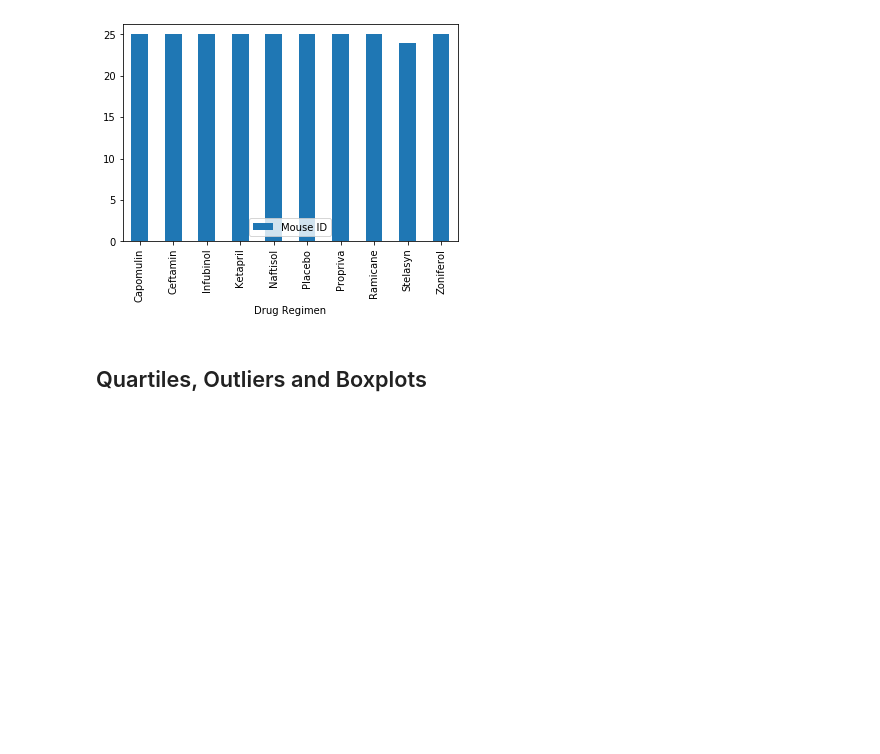
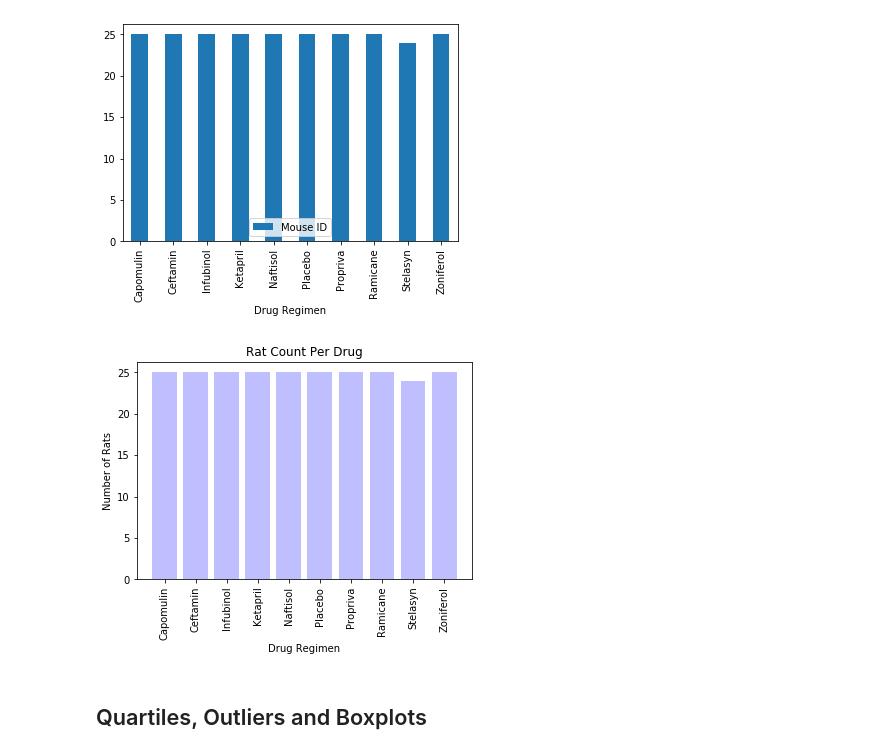
Before and after one commit to j1candel/matplotlib-challenge, a Jupyter notebook: Pymaceuticals/pymaceuticals_starter.ipynb, the cells around one changed output. Cells and saved outputs as stored; diff of their text form; code cells hidden in the pictures; blank space fills up the shorter version.

Commit message:
Finished the second bar graph

```diff
--- a/Pymaceuticals/pymaceuticals_starter.ipynb
+++ b/Pymaceuticals/pymaceuticals_starter.ipynb
@@ -149,17 +149,42 @@ final_sum_data_df
 mice_per_df = clean_data_df.groupby('Drug Regimen')
 number_of_mice_df = mice_per_df.count()
 number_of_mice_df = number_of_mice_df['Mouse ID']
+
+#Merging count with sum data and eliminating the index
 mice_df = pd.merge(sum_data_df, number_of_mice_df, on = 'Drug Regimen')
 mice_df = mice_df.reset_index()
 
+#x values
+x_values = mice_df['Drug Regimen']
+
+#y values
+y_values = mice_df['Mouse ID']
+
+#Making Bar Plot
 mice_df_df.plot(x = 'Drug Regimen', y = 'Mouse ID', kind='bar')
-
-#mice_df.plot(x_value, y_value, kind='bar')
 # %% [output]
 <matplotlib.axes._subplots.AxesSubplot at 0x...>
 [figure]
 # %%
 # Generate a bar plot showing the total number of mice for each treatment throughout the course of the study using pyplot.
+x_axis = np.arange(0, len(x_values))
+
+tick_locations = []
+
+for x in x_axis:
+    tick_locations.append(x)
+
+y_axis = list(y_values)
+
+plt.title('Rat Count Per Drug')
+plt.xlabel('Drug Regimen')
+plt.ylabel('Number of Rats')
+
+plt.bar(x_axis, y_axis, facecolor = 'blue', alpha= 0.25, align= 'center')
+plt.xticks(tick_locations, x_values, rotation = 'vertical')
+plt.show()
+# %% [output]
+[figure, added]
 # %%
 # Generate a pie plot showing the distribution of female versus male mice using pandas
 # %%
```
